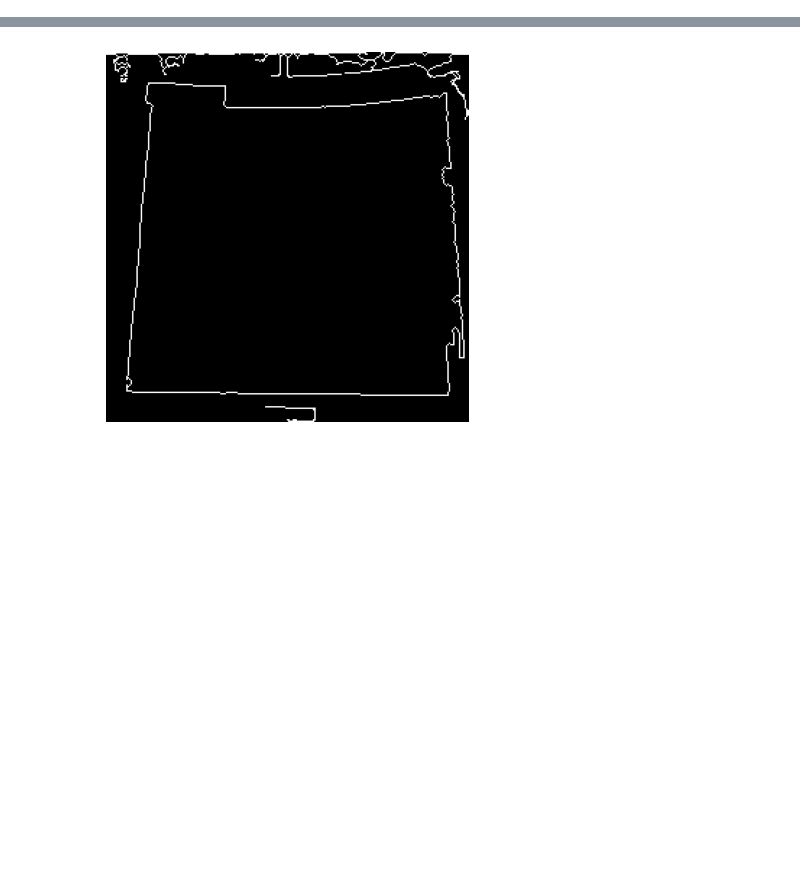
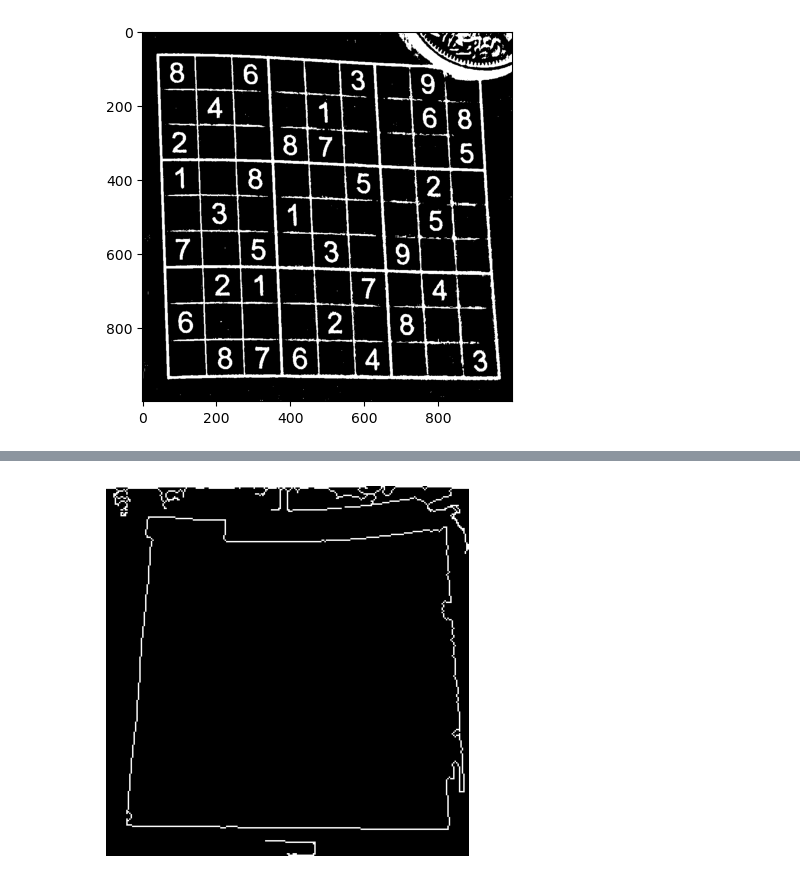
Before and after one commit to Farahtharwat35/Sudoko-Solver-CV, a Jupyter notebook: notebooks/preprocess_ms.ipynb, the cells around one changed output, grey strips where cells are left out. Saved outputs shown, nothing was run; the diff lists cells and outputs as text; code cells hidden in the pictures; blank space fills up the shorter version.

```diff
--- a/notebooks/preprocess_ms.ipynb
+++ b/notebooks/preprocess_ms.ipynb
@@ -18,0 +48,12 @@ for this task the strategy is to use a high threshold even it causes the numbers
+# %%
+binary_img = cv2.adaptiveThreshold(
+    src=original_img,
+    maxValue=255,
+    adaptiveMethod=cv2.ADAPTIVE_THRESH_GAUSSIAN_C,
+    thresholdType=cv2.THRESH_BINARY_INV,
+    blockSize=111,
+    C=5
+)
+display_img(binary_img)
+# %% [output]
+[figure, added]
```
Also changed, not shown: parts of 26 cells of this notebook, 19 other files.
